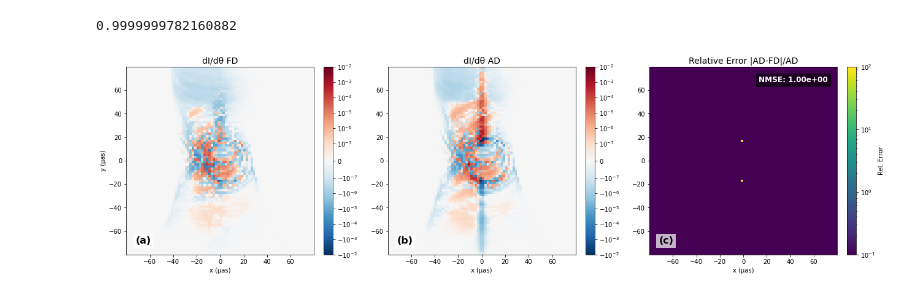
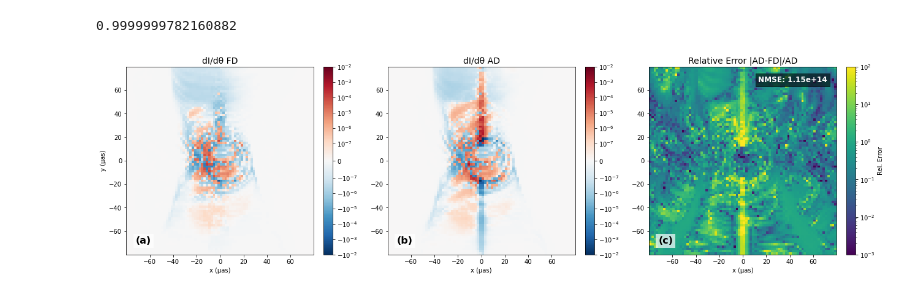
Before and after one commit to zzlphysics/Jipole, a Jupyter notebook: notebooks/Plotting_GRMHD_python.ipynb, the cells around one changed output. Drawn from its saved outputs; the diff is of its cells as text; code cells hidden in the pictures.

```diff
--- a/notebooks/Plotting_GRMHD_python.ipynb
+++ b/notebooks/Plotting_GRMHD_python.ipynb
@@ -488,12 +488,12 @@ from matplotlib.ticker import LogFormatterSciNotation
 # --- 1. Calculations ---
 # Calculate NMSE (Normalized Mean Square Error)
 # Formula: Sum of squared differences / Sum of squared reference values
-nmse = np.sum((dI_dth_AD - dI_dth_FD)**2) / np.sum(dI_dth_AD**2)
+nmse = np.sum((dI_dth_AD - dI_dth_FD)**2) / np.sum(dI_dth_FD**2)
 
 
 # Calculate Point-wise Relative Error
 # We use a floor (1e-20) to prevent infinity in dark regions
-rel_error = np.abs(dI_dth_AD - dI_dth_FD)
+rel_error = np.abs(dI_dth_AD - dI_dth_FD)/(np.abs(dI_dth_FD))
 
 # --- 2. Scaling & Labels ---
 vmax_actual = 1e-2
@@ -504,7 +504,7 @@ norm_deriv = colors.SymLogNorm(linthresh=linthresh, vmin=-vmax_actual, vmax=vmax
 
 # Norm for Relative Error (Logarithmic)
 # We usually want to see errors from 100% (1e0) down to 0.01% (1e-4)
-norm_err = colors.LogNorm(vmin=1e-1, vmax=100)
+norm_err = colors.LogNorm(vmin=1e-3, vmax=1e2)
 
 # --- 3. Plotting ---
 fig, (ax1, ax2, ax3) = plt.subplots(1, 3, figsize=(18, 5), constrained_layout=True)
@@ -516,31 +516,31 @@ ax1.set_title("dI/dθ FD", fontsize=14)
 ax1.set_ylabel("y (μas)")
 
 # (b) AD Derivative
 im2 = ax2.imshow(dI_dth_AD, extent=extent, origin='lower', cmap='RdBu_r', norm=norm_deriv)
 ax2.set_title("dI/dθ AD", fontsize=14)
 
 # (c) Relative Error
 im3 = ax3.imshow(rel_error, extent=extent, origin='lower', cmap='viridis', norm=norm_err)
 ax3.set_title("Relative Error |AD-FD|/AD", fontsize=14)
 
 # --- 4. Text Annotations ---
 # Labels (a), (b), (c) in bottom left
 for ax, label in zip([ax1, ax2, ax3], ["(a)", "(b)", "(c)"]):
     ax.text(0.05, 0.05, label, transform=ax.transAxes, fontsize=16,
             fontweight='bold', va='bottom', ha='left', color='black',
             bbox=dict(facecolor='white', alpha=0.7, edgecolor='none'))
     ax.set_xlabel("x (μas)")
 
 # Print NMSE on the top right of the error plot
 ax3.text(0.95, 0.95, f"NMSE: {nmse:.2e}", transform=ax3.transAxes,
          fontsize=12, fontweight='bold', va='top', ha='right',
          color='white', bbox=dict(facecolor='black', alpha=0.6))
 
 # --- 5. Colorbars ---
 fig.colorbar(im1, ax=ax1, location='right', format=formatter)
 fig.colorbar(im2, ax=ax2, location='right', format=formatter)
 fig.colorbar(im3, ax=ax3, location='right', label="Rel. Error")
 
 plt.show()
 # %% [output]
-[figure, old version]
+[figure, new version]
```
Also changed, not shown: 7 other files.
